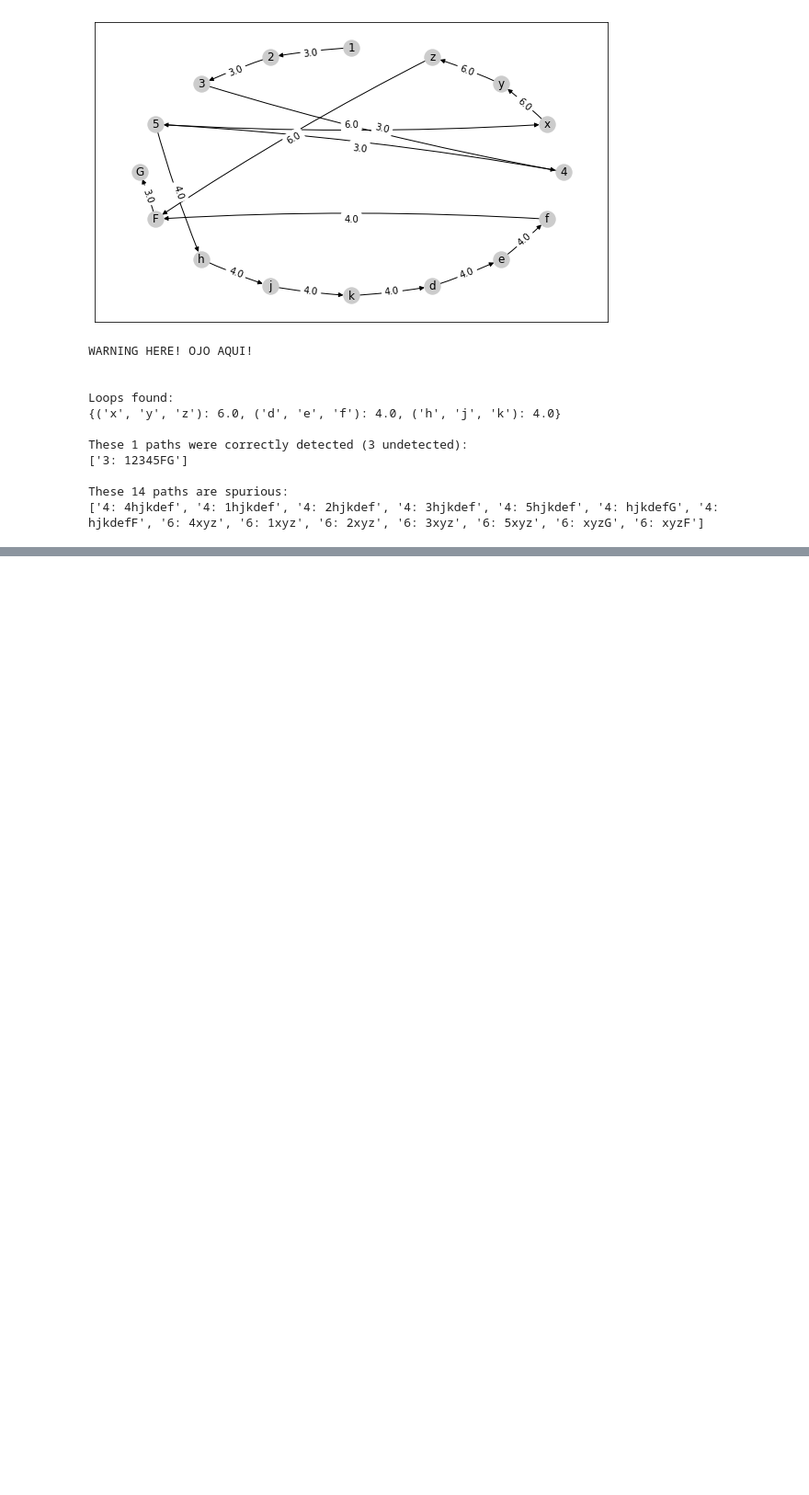
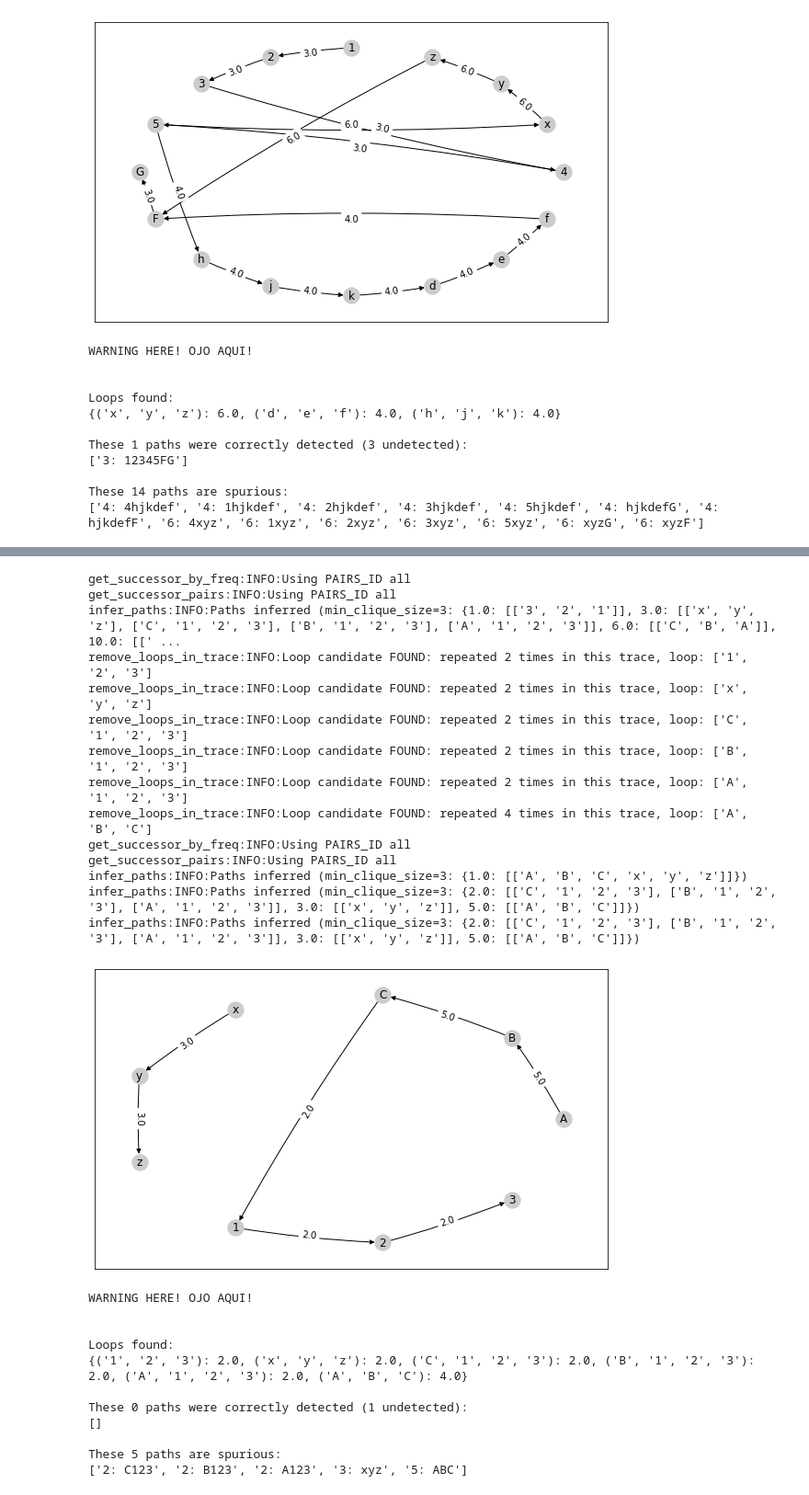
Before and after one commit to jpgil/logdelay, a Jupyter notebook: notebooks/2-structures/2020-01-29-Tests-forMultipleCliques.ipynb, the cells around one changed output, grey strips where cells are left out. Shown at 92% size. Saved outputs shown, nothing was run; the diff lists cells and outputs as text; code cells hidden in the pictures; blank space fills up the shorter version.

```diff
--- a/notebooks/2-structures/2020-01-29-Tests-forMultipleCliques.ipynb
+++ b/notebooks/2-structures/2020-01-29-Tests-forMultipleCliques.ipynb
@@ -681,0 +787,33 @@ These 14 paths are spurious:
+# %%
+T = [
+    list("ABC123ABC123ABCxyzABCxyz"),
+    list("ABCxyz"),
+]
+g, b = evaluate_against(T, ["123456"] )
+# %% [output]
+get_successor_by_freq:INFO:Using PAIRS_ID all
+get_successor_pairs:INFO:Using PAIRS_ID all
+infer_paths:INFO:Paths inferred (min_clique_size=3: {1.0: [['3', '2', '1']], 3.0: [['x', 'y', 'z'], ['C', '1', '2', '3'], ['B', '1', '2', '3'], ['A', '1', '2', '3']], 6.0: [['C', 'B', 'A']], 10.0: [[' ...
+remove_loops_in_trace:INFO:Loop candidate FOUND: repeated 2 times in this trace, loop: ['1', '2', '3']
+remove_loops_in_trace:INFO:Loop candidate FOUND: repeated 2 times in this trace, loop: ['x', 'y', 'z']
+remove_loops_in_trace:INFO:Loop candidate FOUND: repeated 2 times in this trace, loop: ['C', '1', '2', '3']
+remove_loops_in_trace:INFO:Loop candidate FOUND: repeated 2 times in this trace, loop: ['B', '1', '2', '3']
+remove_loops_in_trace:INFO:Loop candidate FOUND: repeated 2 times in this trace, loop: ['A', '1', '2', '3']
+remove_loops_in_trace:INFO:Loop candidate FOUND: repeated 4 times in this trace, loop: ['A', 'B', 'C']
+get_successor_by_freq:INFO:Using PAIRS_ID all
+get_successor_pairs:INFO:Using PAIRS_ID all
+infer_paths:INFO:Paths inferred (min_clique_size=3: {1.0: [['A', 'B', 'C', 'x', 'y', 'z']]})
+infer_paths:INFO:Paths inferred (min_clique_size=3: {2.0: [['C', '1', '2', '3'], ['B', '1', '2', '3'], ['A', '1', '2', '3']], 3.0: [['x', 'y', 'z']], 5.0: [['A', 'B', 'C']]})
+infer_paths:INFO:Paths inferred (min_clique_size=3: {2.0: [['C', '1', '2', '3'], ['B', '1', '2', '3'], ['A', '1', '2', '3']], 3.0: [['x', 'y', 'z']], 5.0: [['A', 'B', 'C']]})
+[figure, added]
+WARNING HERE! OJO AQUI!
+
+
+Loops found:
+{('1', '2', '3'): 2.0, ('x', 'y', 'z'): 2.0, ('C', '1', '2', '3'): 2.0, ('B', '1', '2', '3'): 2.0, ('A', '1', '2', '3'): 2.0, ('A', 'B', 'C'): 4.0}
+
+These 0 paths were correctly detected (1 undetected):
+[]
+
+These 5 paths are spurious:
+['2: C123', '2: B123', '2: A123', '3: xyz', '5: ABC']
```
Also changed, not shown: parts of 4 cells of this notebook, 6 other files.
